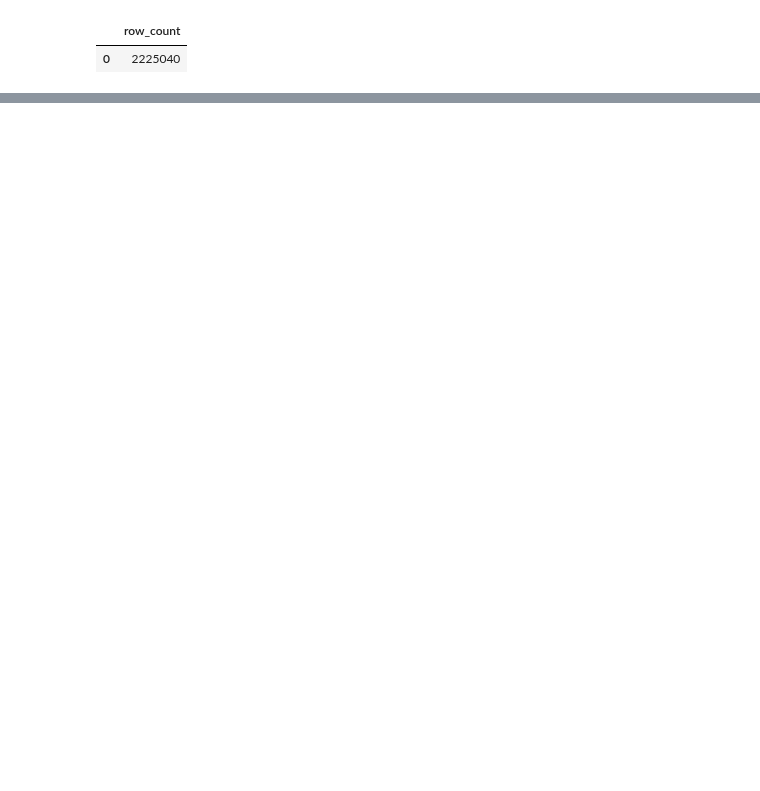
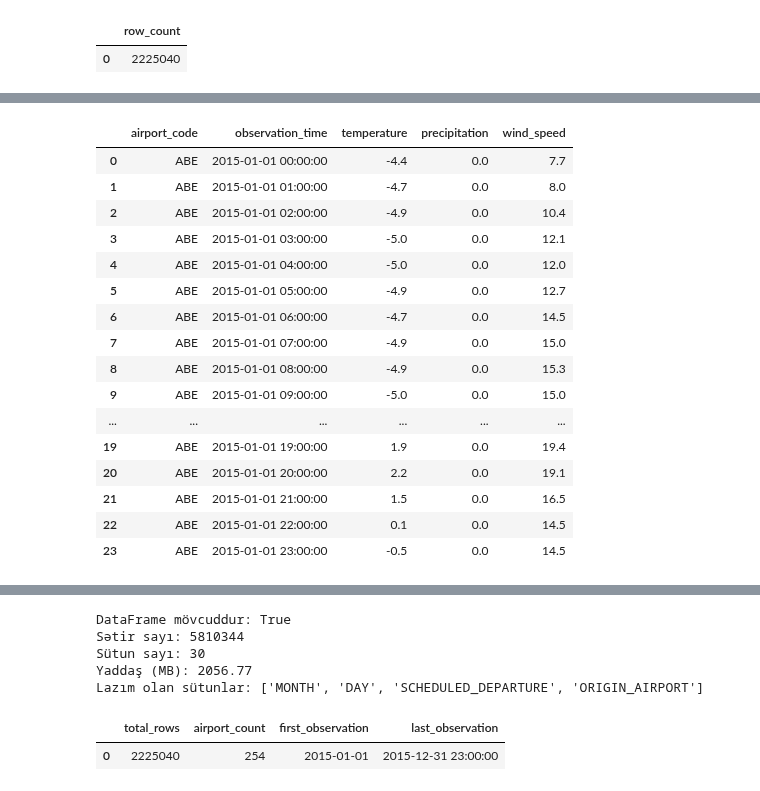
Before and after one commit to edaletsadigov/Flight-delay-analysis-E2E, a Jupyter notebook: notebooks/02_bronze.ipynb, the cells around one changed output, grey strips where cells are left out. Saved outputs shown, nothing was run; the diff lists cells and outputs as text; code cells hidden in the pictures; blank space fills up the shorter version.

```diff
--- a/notebooks/02_bronze.ipynb
+++ b/notebooks/02_bronze.ipynb
@@ -38,0 +285,40 @@ pd.read_sql(text(f'select * from bronze.airports'), engine).head(5)
+# %%
+query_weather_time_check = text("""
+    SELECT TOP 30
+        airport_code,
+        observation_time,
+        temperature,
+        precipitation,
+        wind_speed
+    FROM bronze.weather
+    WHERE airport_code = 'ABE'
+      AND CAST(observation_time AS DATE) = '2015-01-01'
+    ORDER BY observation_time
+""")
+
+df_weather_time_check = pd.read_sql(
+    query_weather_time_check,
+    engine
+)
+
+display(df_weather_time_check)
+
+print(df_weather_time_check["observation_time"].tolist())
+# %% [output]
+|  | airport_code | observation_time | temperature | precipitation | wind_speed |
+| 0 | ABE | 2015-01-01 00:00:00 | -4.4 | 0.0 | 7.7 |
+| 1 | ABE | 2015-01-01 01:00:00 | -4.7 | 0.0 | 8.0 |
+| 2 | ABE | 2015-01-01 02:00:00 | -4.9 | 0.0 | 10.4 |
+| 3 | ABE | 2015-01-01 03:00:00 | -5.0 | 0.0 | 12.1 |
+| 4 | ABE | 2015-01-01 04:00:00 | -5.0 | 0.0 | 12.0 |
+| 5 | ABE | 2015-01-01 05:00:00 | -4.9 | 0.0 | 12.7 |
+| 6 | ABE | 2015-01-01 06:00:00 | -4.7 | 0.0 | 14.5 |
+| 7 | ABE | 2015-01-01 07:00:00 | -4.9 | 0.0 | 15.0 |
+| 8 | ABE | 2015-01-01 08:00:00 | -4.9 | 0.0 | 15.3 |
+| 9 | ABE | 2015-01-01 09:00:00 | -5.0 | 0.0 | 15.0 |
+| ... | ... | ... | ... | ... | ... |
+| 19 | ABE | 2015-01-01 19:00:00 | 1.9 | 0.0 | 19.4 |
+| 20 | ABE | 2015-01-01 20:00:00 | 2.2 | 0.0 | 19.1 |
+| 21 | ABE | 2015-01-01 21:00:00 | 1.5 | 0.0 | 16.5 |
+| 22 | ABE | 2015-01-01 22:00:00 | 0.1 | 0.0 | 14.5 |
+| 23 | ABE | 2015-01-01 23:00:00 | -0.5 | 0.0 | 14.5 |
@@ -38,0 +326,40 @@ pd.read_sql(text(f'select * from bronze.airports'), engine).head(5)
+# %%
+
+# 1. Prepare the cleaned flights data
+
+print("DataFrame mövcuddur:", "df_flights_clean" in globals())
+
+if "df_flights_clean" in globals():
+    print("Sətir sayı:", len(df_flights_clean))
+    print("Sütun sayı:", len(df_flights_clean.columns))
+    print("Yaddaş (MB):", round(
+        df_flights_clean.memory_usage(deep=True).sum() / 1024**2, 2
+    ))
+    print("Lazım olan sütunlar:", [
+        col for col in ["MONTH", "DAY", "SCHEDULED_DEPARTURE",
+                        "ORIGIN_AIRPORT"]
+        if col in df_flights_clean.columns
+    ])
+# %% [output]
+DataFrame mövcuddur: True
+Sətir sayı: 5810344
+Sütun sayı: 30
+Yaddaş (MB): 2056.77
+Lazım olan sütunlar: ['MONTH', 'DAY', 'SCHEDULED_DEPARTURE', 'ORIGIN_AIRPORT']
+# %%
+weather_stats = pd.read_sql(
+    text("""
+        SELECT
+            COUNT_BIG(*) AS total_rows,
+            COUNT(DISTINCT airport_code) AS airport_count,
+            MIN(observation_time) AS first_observation,
+            MAX(observation_time) AS last_observation
+        FROM bronze.weather
+    """),
+    engine
+)
+
+display(weather_stats)
+# %% [output]
+|  | total_rows | airport_count | first_observation | last_observation |
+| 0 | 2225040 | 254 | 2015-01-01 | 2015-12-31 23:00:00 |
```
Also changed, not shown: parts of 20 cells of this notebook, 2 other files.
